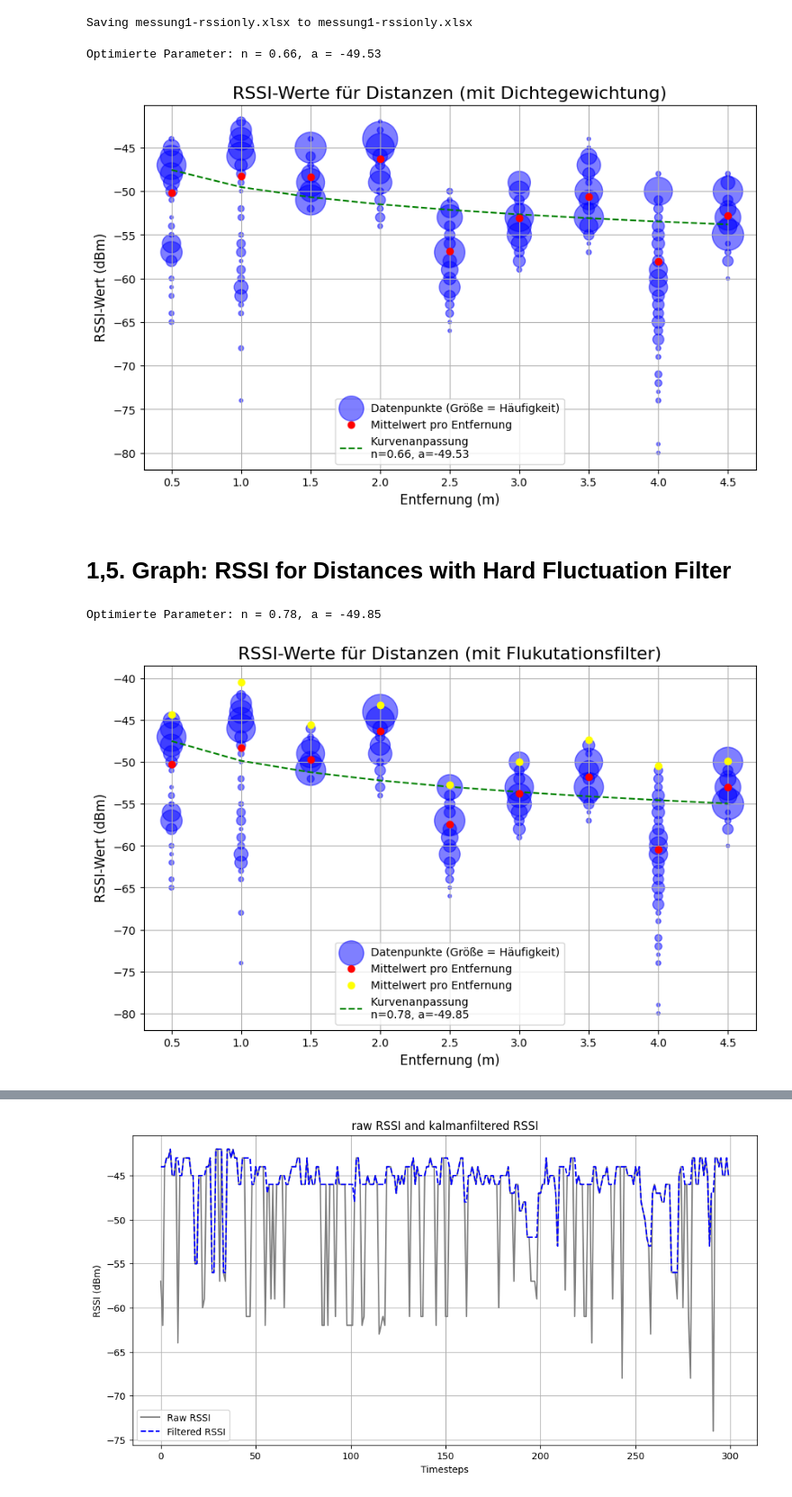
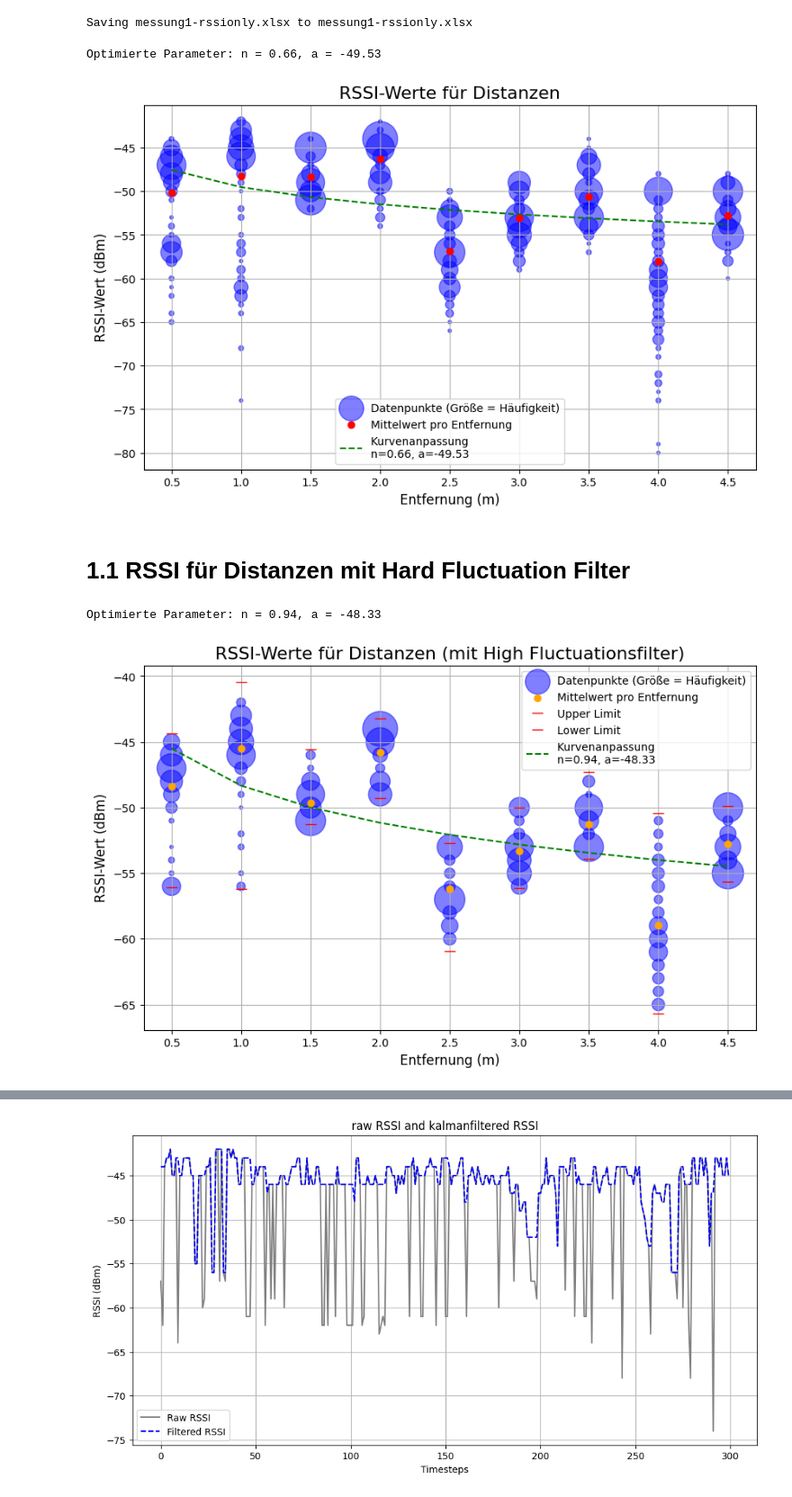
Before and after one commit to SilasDetering/SilasBA, a Jupyter notebook: Silas_BA_Graphen.ipynb, the cells around one changed output, grey strips where cells are left out. Shown at 90% size. Cells and saved outputs as stored; diff of their text form; code cells hidden in the pictures.

```diff
--- a/Silas_BA_Graphen.ipynb
+++ b/Silas_BA_Graphen.ipynb
@@ -72,7 +72,7 @@ plt.plot(mean_rssi_per_distance.index, fitted_rssi,
          label=f'Kurvenanpassung \nn={n:.2f}, a={a:.2f}')
 
 # Titel und Achsenbeschriftungen hinzufügen
-plt.title("RSSI-Werte für Distanzen (mit Dichtegewichtung)", fontsize=16)
+plt.title("RSSI-Werte für Distanzen", fontsize=16)
 plt.xlabel("Entfernung (m)", fontsize=12)
 plt.ylabel("RSSI-Wert (dBm)", fontsize=12)
 
@@ -86,9 +86,9 @@ plt.grid(True)
 plt.show()
 # %% [output]
 Optimierte Parameter: n = 0.66, a = -49.53
-[figure, old version]
+[figure, new version]
 # %% [markdown]
-# 1,5. Graph: RSSI for Distances with Hard Fluctuation Filter
+# 1.1 RSSI für Distanzen mit Hard Fluctuation Filter
 # %%
 # Die erste Zeile als Entfernungen verwenden
 distances = df.iloc[0, :]
@@ -105,12 +105,17 @@ df_long = df_long.drop(columns=['distance_index']).dropna().reset_index(drop=Tru
 mean_rssi_per_distance = df_long.groupby("distance")["rssi"].mean()
 std_rssi_per_distance = df_long.groupby("distance")["rssi"].std()
 
-# Fluktuationsfilter anwenden
+# Fluktuationsfilter anwenden (Upper Limit)
 upper_limit = mean_rssi_per_distance + (1.2 * std_rssi_per_distance)
-upper_limit_df = upper_limit.reset_index().rename(columns={"rssi": "upper_limit", "distance": "distance"})
-df_long = df_long.merge(upper_limit_df, on="distance")
-df_long_filtered = df_long[df_long["rssi"] <= df_long["upper_limit"]]
-upper_limit_sorted = upper_limit.sort_index()
+
+# Fluktuationsfilter anwenden (Lower Limit)
+lower_limit = mean_rssi_per_distance - (1.2 * std_rssi_per_distance)
+
+# Filter data based on upper and lower limits
+df_long_filtered = df_long[
+    (df_long["rssi"] <= df_long["distance"].map(upper_limit)) &
+    (df_long["rssi"] >= df_long["distance"].map(lower_limit))
+]
 
 # Neuen Mittelwert berechnen
 mean_rssi_filtered = df_long_filtered.groupby("distance")["rssi"].mean()
@@ -138,37 +143,41 @@ plt.figure(figsize=(10, 6))
 # Datenpunkte mit Größen entsprechend ihrer Häufigkeit plotten
 plt.scatter(point_counts['distance'], point_counts['rssi'],
             s=point_counts['count'] * 10,  # Größe proportional zur Häufigkeit
             alpha=0.5,
             label='Datenpunkte (Größe = Häufigkeit)',
             color='blue')
 
 # Mittelwert als Punkte für jede Entfernung zeichnen
 plt.scatter(mean_rssi_filtered.index, mean_rssi_filtered.values,
-            color='red', label='Mittelwert pro Entfernung', zorder=5)
+            color='orange', label='Mittelwert pro Entfernung', zorder=5)
 
 # Obergrenze einzeichnen
-plt.scatter(upper_limit_sorted.index, upper_limit_sorted.values,
-            color='yellow', label='Mittelwert pro Entfernung', zorder=5)
+plt.plot(upper_limit.index, upper_limit.values,
+            marker='_', linestyle='None', color='red', markersize=10, label='Upper Limit', zorder=5)
+
+# Untergrenze einzeichnen
+plt.plot(lower_limit.index, lower_limit.values,
+            marker='_', linestyle='None', color='red', markersize=10, label='Lower Limit', zorder=5)
 
 # Angepasste Kurve hinzufügen
 plt.plot(mean_rssi_filtered.index, fitted_rssi,
          color='green', linestyle='--',
          label=f'Kurvenanpassung \nn={n:.2f}, a={a:.2f}')
 
 # Titel und Achsenbeschriftungen hinzufügen
-plt.title("RSSI-Werte für Distanzen (mit Flukutationsfilter)", fontsize=16)
+plt.title("RSSI-Werte für Distanzen (mit High Fluctuationsfilter)", fontsize=16)
 plt.xlabel("Entfernung (m)", fontsize=12)
 plt.ylabel("RSSI-Wert (dBm)", fontsize=12)
 
 # Legende hinzufügen
 plt.legend()
 
 # Raster aktivieren
 plt.grid(True)
 
 # Plot anzeigen
 plt.show()
 # %% [output]
-Optimierte Parameter: n = 0.78, a = -49.85
+Optimierte Parameter: n = 0.94, a = -48.33
-[figure, old version]
+[figure, new version]
 # %% [markdown]
```
Also changed, not shown: parts of 10 cells of this notebook.
